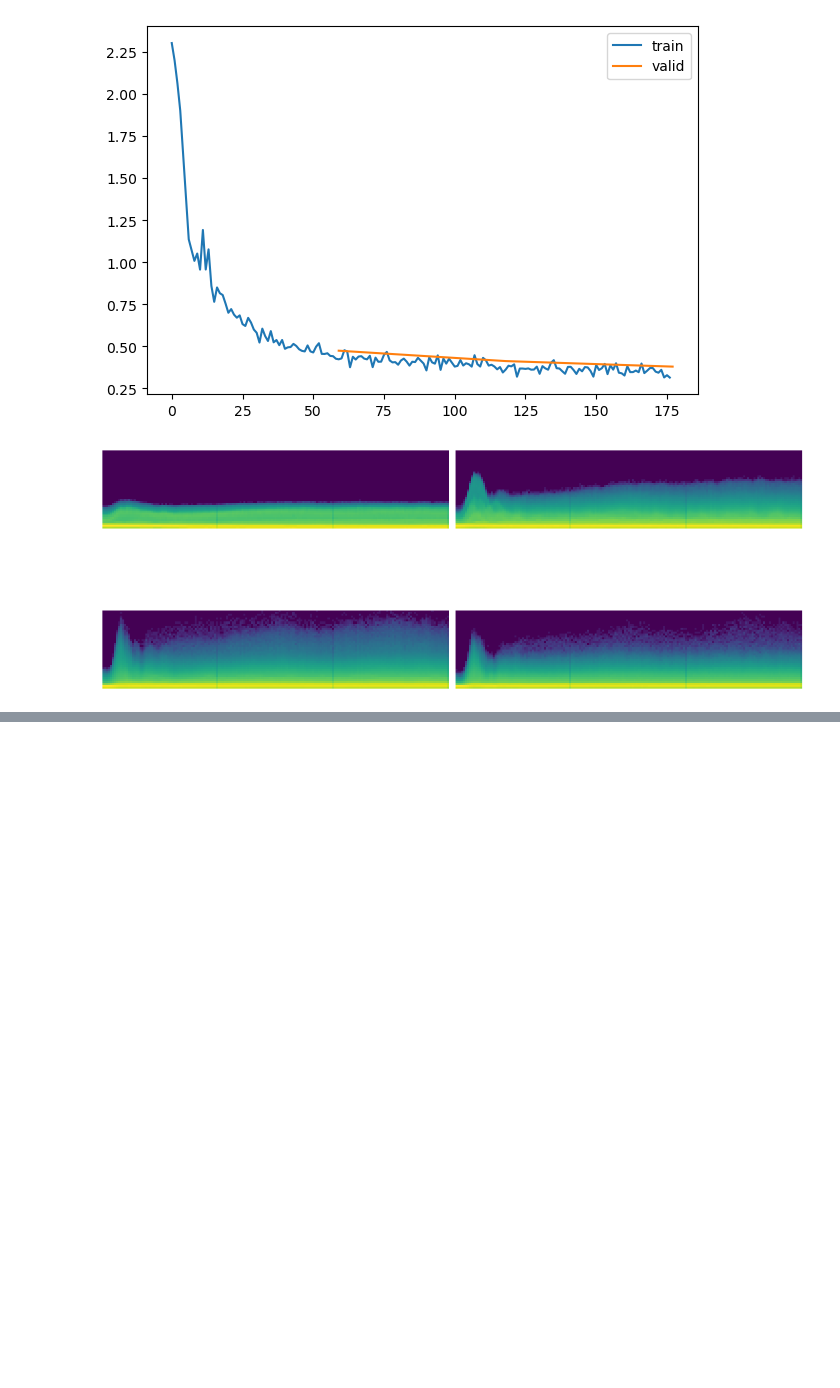
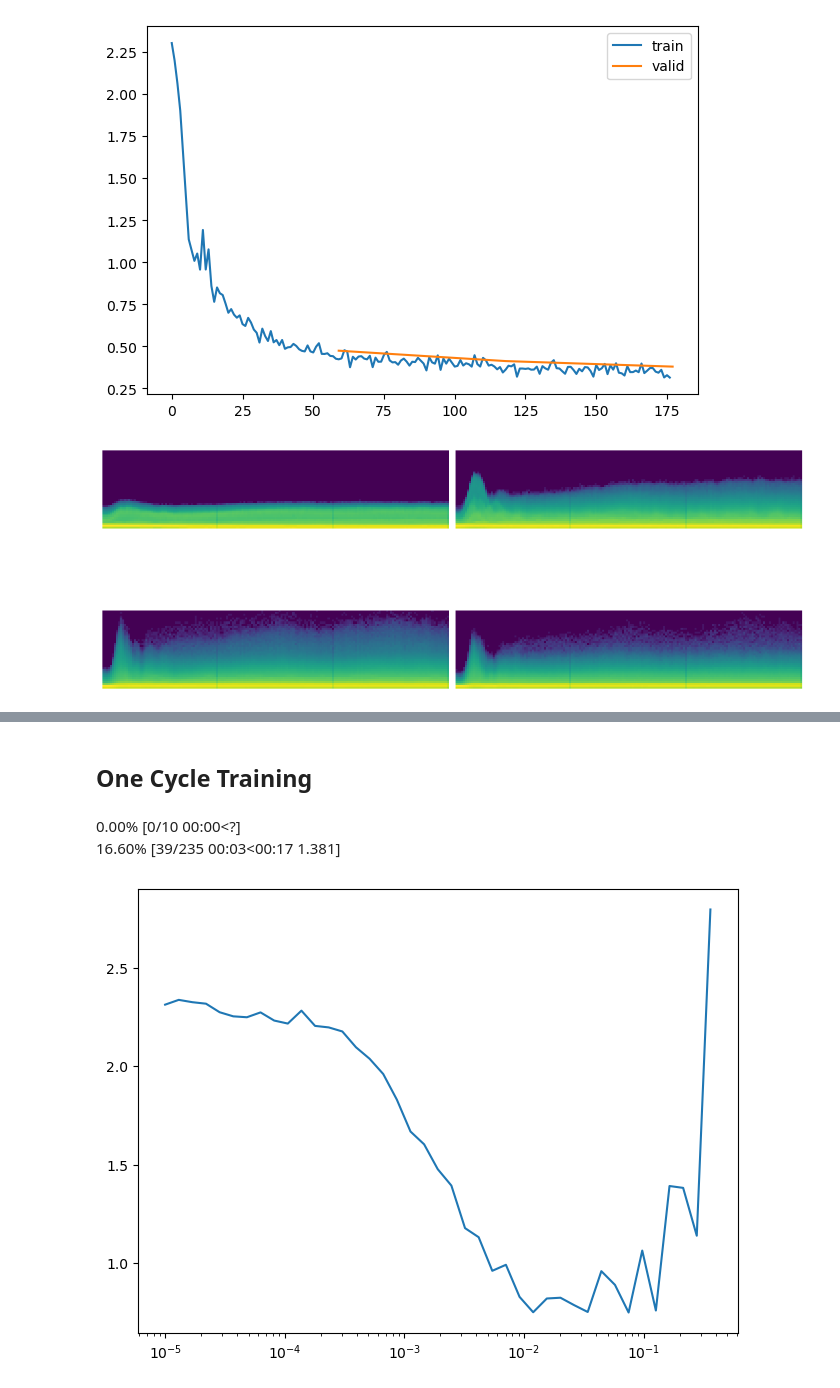
Before and after one commit to tom-pollak/tinyai, a Jupyter notebook: nbs/12_accel_sgd.ipynb, the cells around one changed output, grey strips where cells are left out. Cells and saved outputs as stored; diff of their text form; code cells hidden in the pictures; blank space fills up the shorter version.

```diff
--- a/nbs/12_accel_sgd.ipynb
+++ b/nbs/12_accel_sgd.ipynb
@@ -114,0 +194,2 @@ astats.color_dim()
+# %% [markdown]
+## One Cycle Training
@@ -114,0 +200,8 @@ astats.color_dim()
+# %%
+learn = get_learner(optim.AdamW)
+# %%
+learn.lr_find()
+# %% [output]
+0.00% [0/10 00:00<?]
+16.60% [39/235 00:03<00:17 1.381]
+[figure, added]
```
Also changed, not shown: parts of 17 cells of this notebook, 17 other files.
